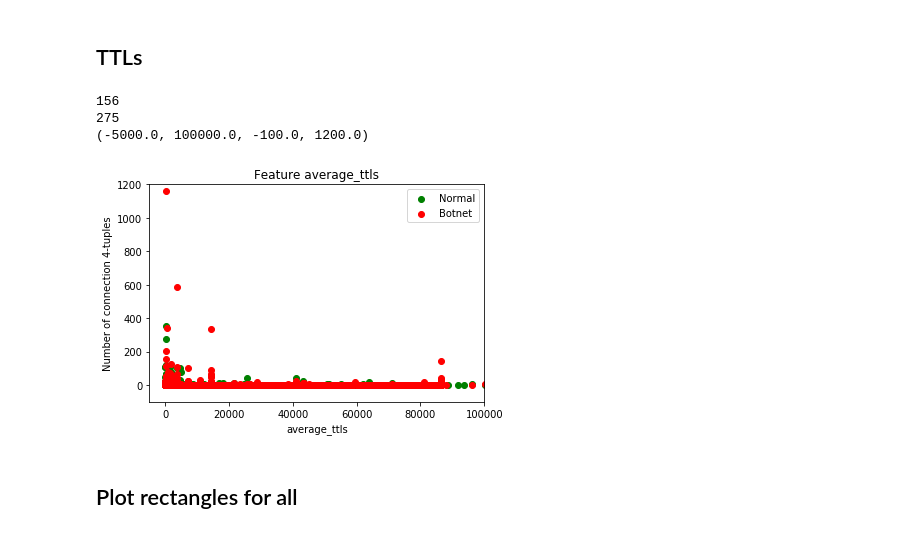
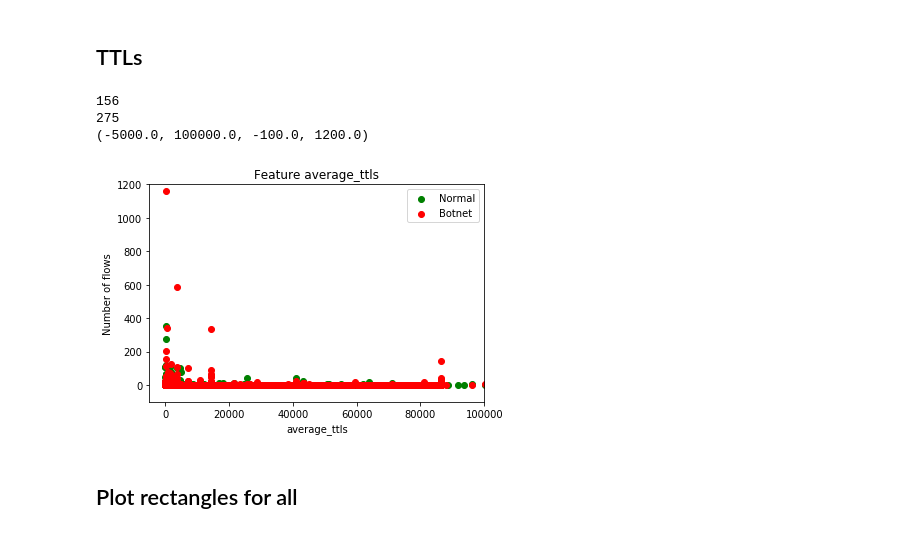
Before and after one commit to lminy/BotnetDetectionThesis, a Jupyter notebook: statistics/dns_features_stats.ipynb, the cells around one changed output. Cells and saved outputs as stored; diff of their text form; code cells hidden in the pictures.

```diff
--- a/statistics/dns_features_stats.ipynb
+++ b/statistics/dns_features_stats.ipynb
@@ -11,7 +11,7 @@ from collections import Counter
 #matplotlib.use('TkAgg')
 import matplotlib.pyplot as plt
 # %%
-df = pd.read_csv(c.model_folder + 'features.csv')
+df = pd.read_csv(c.model_folder + 'features_all.csv')
 # %%
 df.columns
 # %% [output]
@@ -238,35 +234,35 @@ malwares = df.loc[df['label'] == 'MALWARE']
 normal_counts = normals[f_name].value_counts()
 malware_counts = malwares[f_name].value_counts()
 print malware_counts[300]
 print normal_counts[300]
 
 plt.clf()
 #ax1 = plt.subplot(131)
 #plot1 = ax1.scatter(normal_counts.index, normal_counts.values, c = 'green')
 #ax1.set_xlim([0, 100000])
 #ax1.set_ylim([0, 5])
 
 #ax2 = plt.subplot(132)
 #plot2 = ax1.scatter(malware_counts.index, malware_counts.values, c = 'red')
 #ax2.set_xlim([0, 100000])
 #ax2.set_ylim([0, 5])
 
 plot1 = plt.scatter(normal_counts.index, normal_counts.values, c = 'green')
 plot2 = plt.scatter(malware_counts.index, malware_counts.values, c = 'red')
 
 plt.axis([-5000,100000,-100,1200])
 print plt.axis()
 plt.xlabel(f_name)
-plt.ylabel("Number of connection 4-tuples")
+plt.ylabel("Number of flows")
 plt.legend([plot1, plot2], ['Normal', 'Botnet'])
 plt.title(title if title is not None else "Feature " + f_name)
 plt.savefig(c.graphs_folder + "scatter_" + f_name + '_zoom.png')
 plt.show()
 # %% [output]
 156
 275
 (-5000.0, 100000.0, -100.0, 1200.0)
-[figure, old version]
+[figure, new version]
 # %% [markdown]
 ## Plot rectangles for all
 # %%
```
Also changed, not shown: parts of 10 cells of this notebook, 5 other files.
